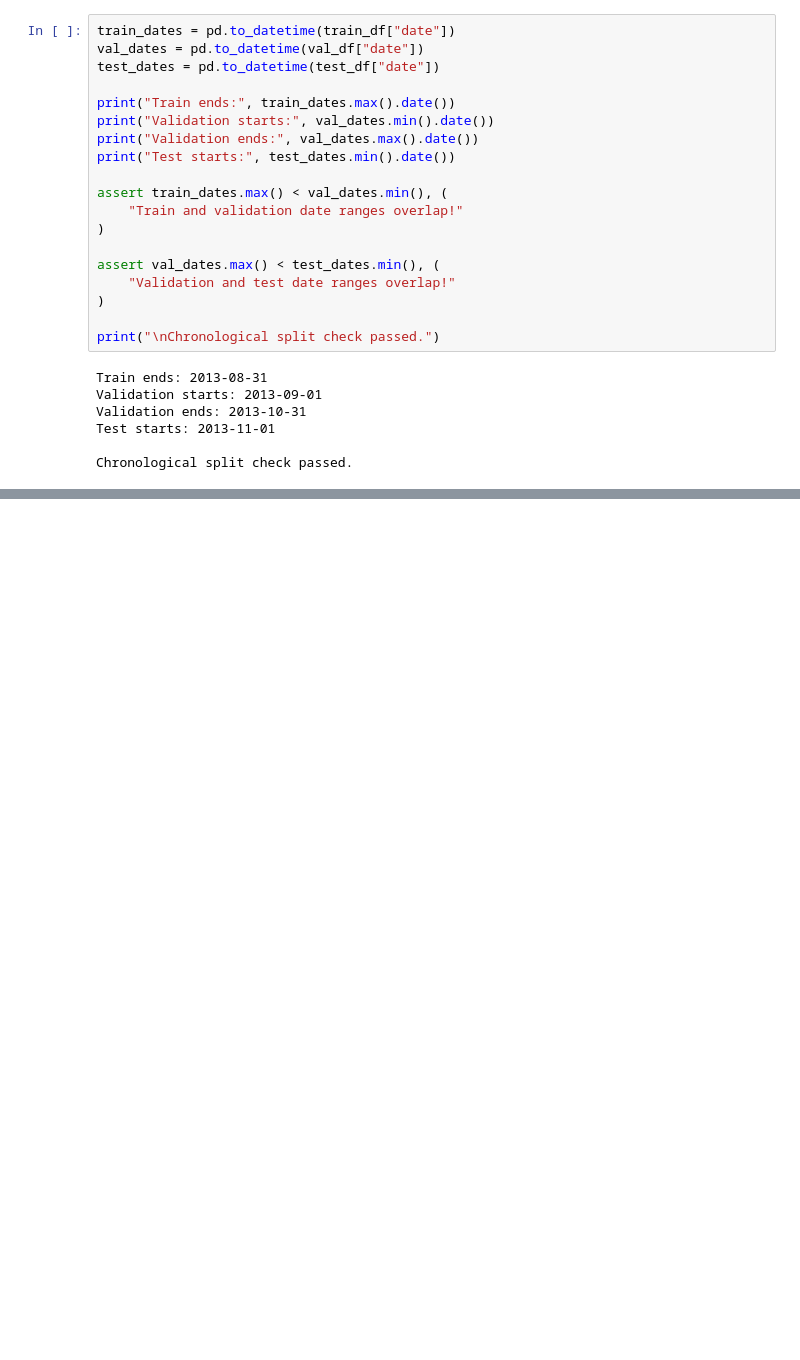
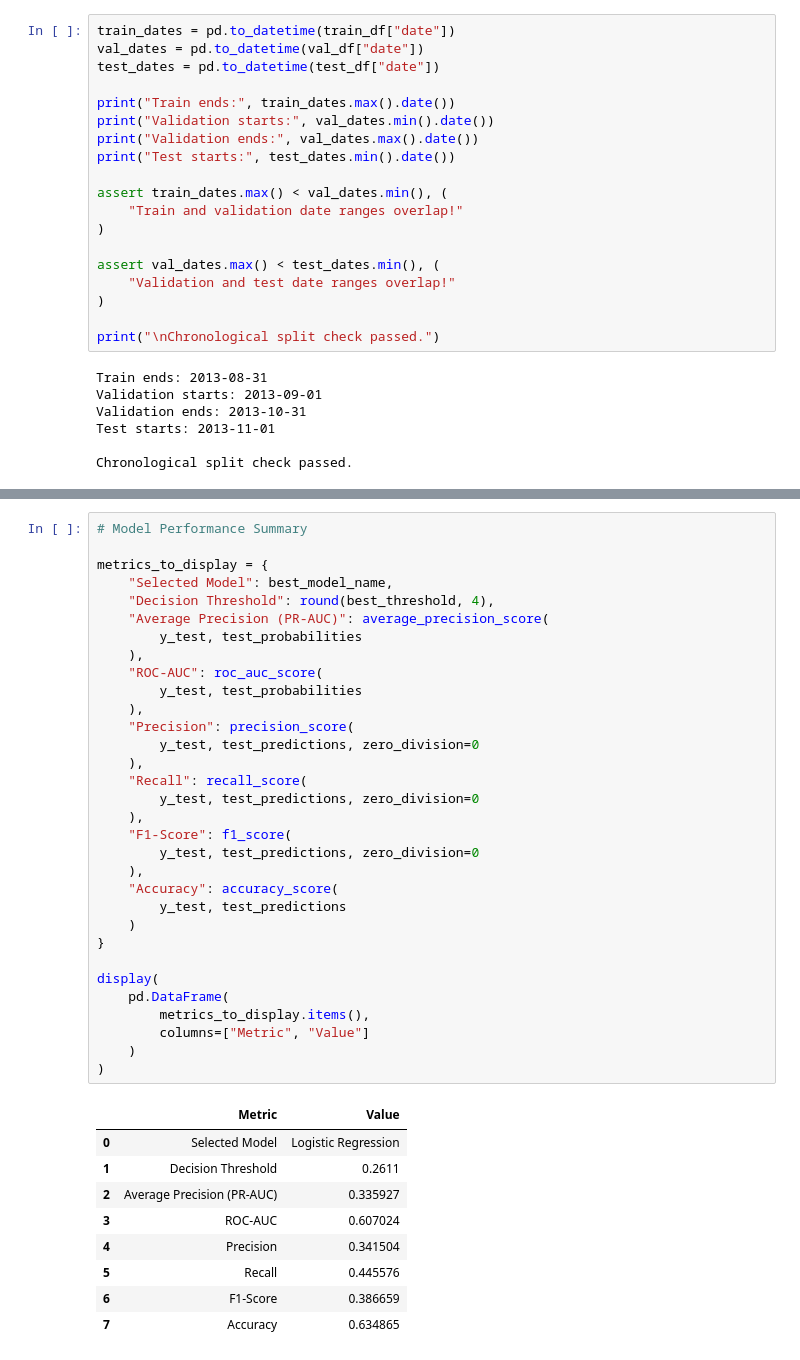
Before and after one commit to abhi-7-7/Flight_Delay_Prediction, a Jupyter notebook: Notebooks/02_Model_Application.ipynb, the cells around one changed output, grey strips where cells are left out. Drawn from its saved outputs; the diff is of its cells as text; blank space fills up the shorter version.

```diff
--- a/Notebooks/02_Model_Application.ipynb
+++ b/Notebooks/02_Model_Application.ipynb
@@ -1266,0 +1357,42 @@ Chronological split check passed.
+# %%
+# Model Performance Summary
+
+metrics_to_display = {
+    "Selected Model": best_model_name,
+    "Decision Threshold": round(best_threshold, 4),
+    "Average Precision (PR-AUC)": average_precision_score(
+        y_test, test_probabilities
+    ),
+    "ROC-AUC": roc_auc_score(
+        y_test, test_probabilities
+    ),
+    "Precision": precision_score(
+        y_test, test_predictions, zero_division=0
+    ),
+    "Recall": recall_score(
+        y_test, test_predictions, zero_division=0
+    ),
+    "F1-Score": f1_score(
+        y_test, test_predictions, zero_division=0
+    ),
+    "Accuracy": accuracy_score(
+        y_test, test_predictions
+    )
+}
+
+display(
+    pd.DataFrame(
+        metrics_to_display.items(),
+        columns=["Metric", "Value"]
+    )
+)
+# %% [output]
+|  | Metric | Value |
+| 0 | Selected Model | Logistic Regression |
+| 1 | Decision Threshold | 0.2611 |
+| 2 | Average Precision (PR-AUC) | 0.335927 |
+| 3 | ROC-AUC | 0.607024 |
+| 4 | Precision | 0.341504 |
+| 5 | Recall | 0.445576 |
+| 6 | F1-Score | 0.386659 |
+| 7 | Accuracy | 0.634865 |
```
Also changed, not shown: parts of 1 cell of this notebook.
